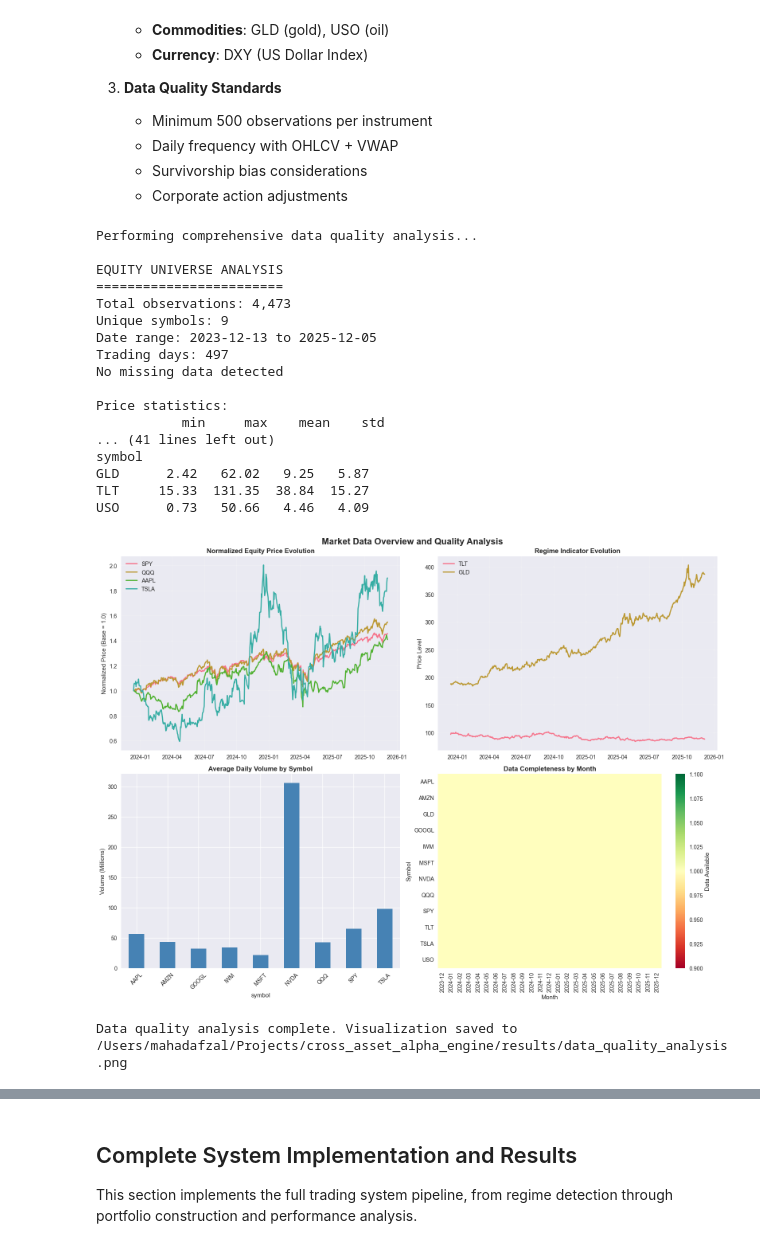
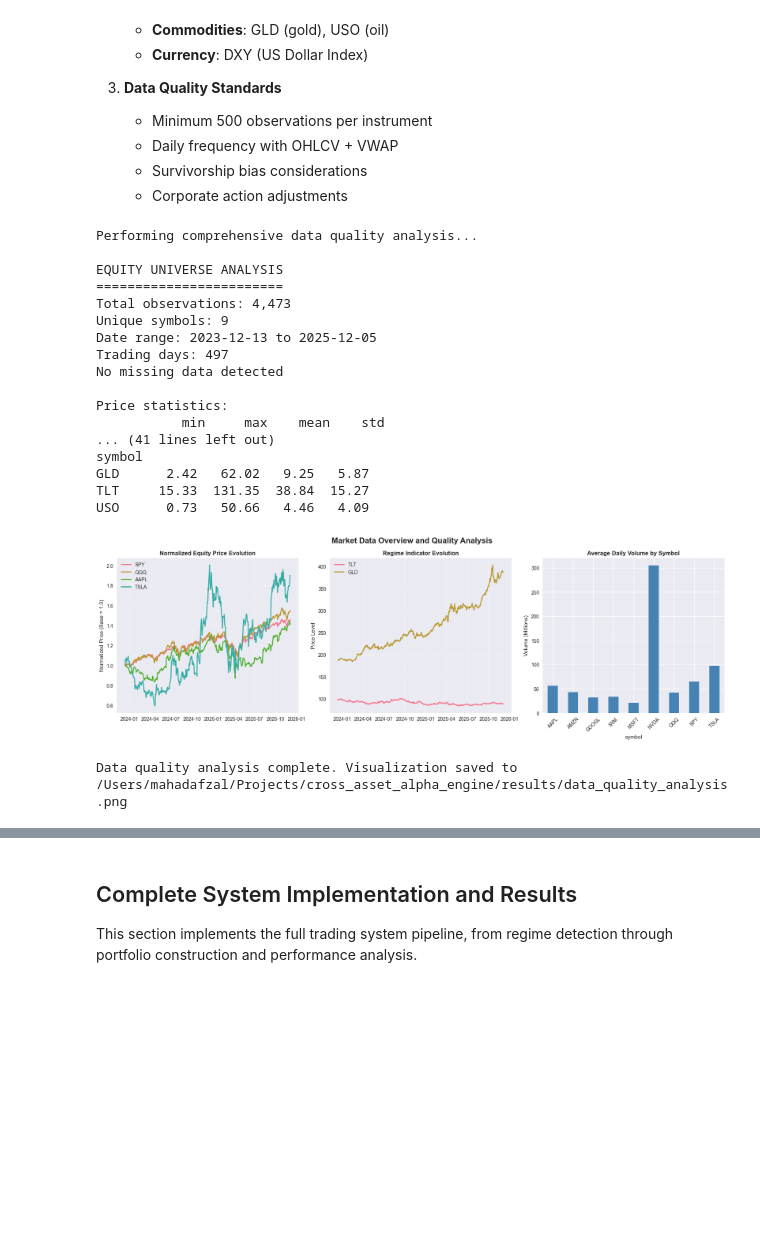
Before and after one commit to mahadkhanleghari/cross_asset_alpha_engine, a Jupyter notebook: notebooks/Complete_System_Analysis.ipynb, the cells around one changed output, grey strips where cells are left out. Saved outputs shown, nothing was run; the diff lists cells and outputs as text; code cells hidden in the pictures; blank space fills up the shorter version.

```diff
--- a/notebooks/Complete_System_Analysis.ipynb
+++ b/notebooks/Complete_System_Analysis.ipynb
@@ -350,7 +352,7 @@ equity_stats = analyze_data_quality(equity_data, "EQUITY UNIVERSE ANALYSIS")
 regime_stats = analyze_data_quality(regime_data, "REGIME INDICATORS ANALYSIS")
 
 # Create comprehensive visualization
-fig, axes = plt.subplots(2, 2, figsize=(16, 12))
+fig, axes = plt.subplots(1, 3, figsize=(18, 6))
 fig.suptitle('Market Data Overview and Quality Analysis', fontsize=16, fontweight='bold')
 
 # Price evolution for key instruments
@@ -358,7 +360,7 @@ equity_pivot = equity_data.pivot(index='timestamp', columns='symbol', values='cl
 regime_pivot = regime_data.pivot(index='timestamp', columns='symbol', values='close')
 
 # Plot 1: Normalized equity prices
-ax1 = axes[0, 0]
+ax1 = axes[0]
 normalized_equity = equity_pivot.div(equity_pivot.iloc[0]).fillna(method='ffill')
 for symbol in ['SPY', 'QQQ', 'AAPL', 'TSLA']:
     if symbol in normalized_equity.columns:
@@ -369,7 +371,7 @@ ax1.legend()
 ax1.grid(True, alpha=0.3)
 
 # Plot 2: Regime indicators
-ax2 = axes[0, 1]
+ax2 = axes[1]
 for symbol in ['VIX', 'TLT', 'GLD']:
     if symbol in regime_pivot.columns:
         ax2.plot(regime_pivot.index, regime_pivot[symbol], label=symbol, linewidth=2)
@@ -379,47 +381,37 @@ ax2.legend()
 ax2.grid(True, alpha=0.3)
 
 # Plot 3: Volume distribution
-ax3 = axes[1, 0]
+ax3 = axes[2]
 volume_data = equity_data.groupby('symbol')['volume'].mean() / 1_000_000
 volume_data.plot(kind='bar', ax=ax3, color='steelblue')
 ax3.set_title('Average Daily Volume by Symbol', fontweight='bold')
 ax3.set_ylabel('Volume (Millions)')
 ax3.tick_params(axis='x', rotation=45)
 
-# Plot 4: Data completeness heatmap
-ax4 = axes[1, 1]
-completeness = all_data.groupby(['symbol', all_data['timestamp'].dt.to_period('M')]).size().unstack(fill_value=0)
-completeness = (completeness > 0).astype(int)
-if len(completeness) > 0:
-    sns.heatmap(completeness, ax=ax4, cmap='RdYlGn', cbar_kws={'label': 'Data Available'})
-    ax4.set_title('Data Completeness by Month', fontweight='bold')
-    ax4.set_xlabel('Month')
-    ax4.set_ylabel('Symbol')
-
 plt.tight_layout()
 plt.savefig(results_dir / 'data_quality_analysis.png', dpi=300, bbox_inches='tight')
 plt.show()
 
 print(f"\nData quality analysis complete. Visualization saved to {results_dir / 'data_quality_analysis.png'}")
 # %% [output]
 Performing comprehensive data quality analysis...
 
 EQUITY UNIVERSE ANALYSIS
 ========================
 Total observations: 4,473
 Unique symbols: 9
 Date range: 2023-12-13 to 2025-12-05
 Trading days: 497
 No missing data detected
 
 Price statistics:
            min     max    mean    std
 ... (41 lines left out)
 symbol
 GLD      2.42   62.02   9.25   5.87
 TLT     15.33  131.35  38.84  15.27
 USO      0.73   50.66   4.46   4.09
-[figure, old version]
+[figure, new version]
 Data quality analysis complete. Visualization saved to /Users/mahadafzal/Projects/cross_asset_alpha_engine/results/data_quality_analysis.png
 # %% [markdown]
 ## Feature Engineering Framework {#features}
```
Also changed, not shown: parts of 7 cells of this notebook, 38 other files.
